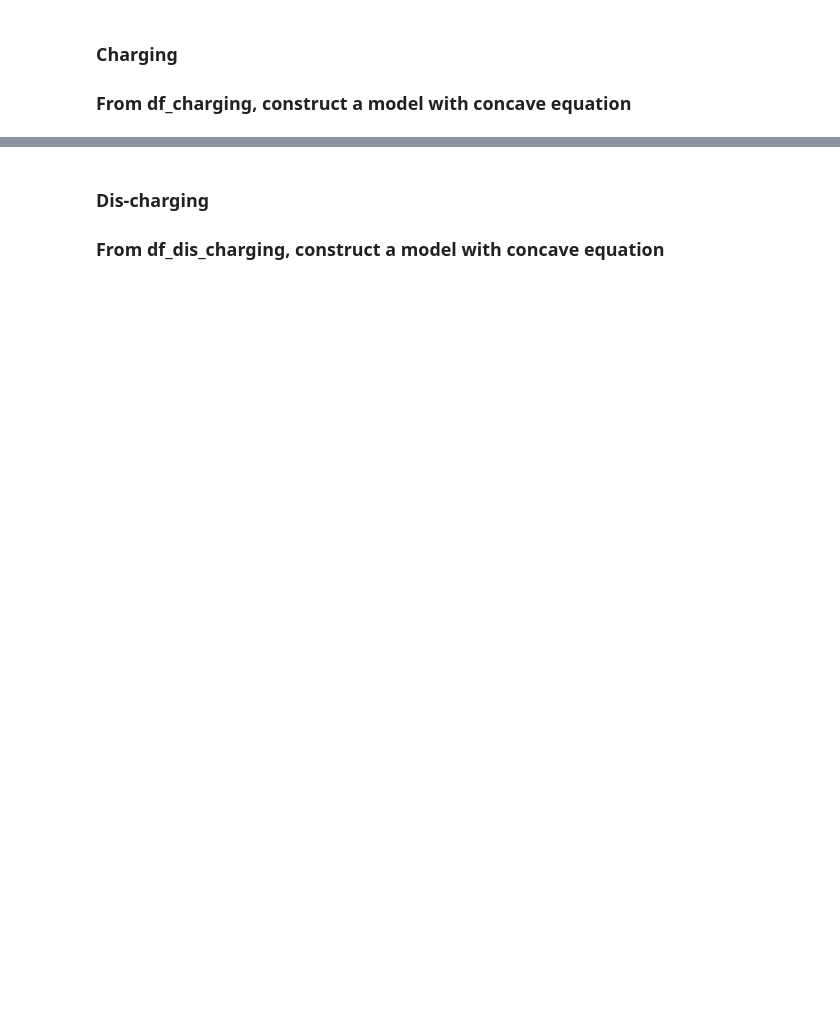
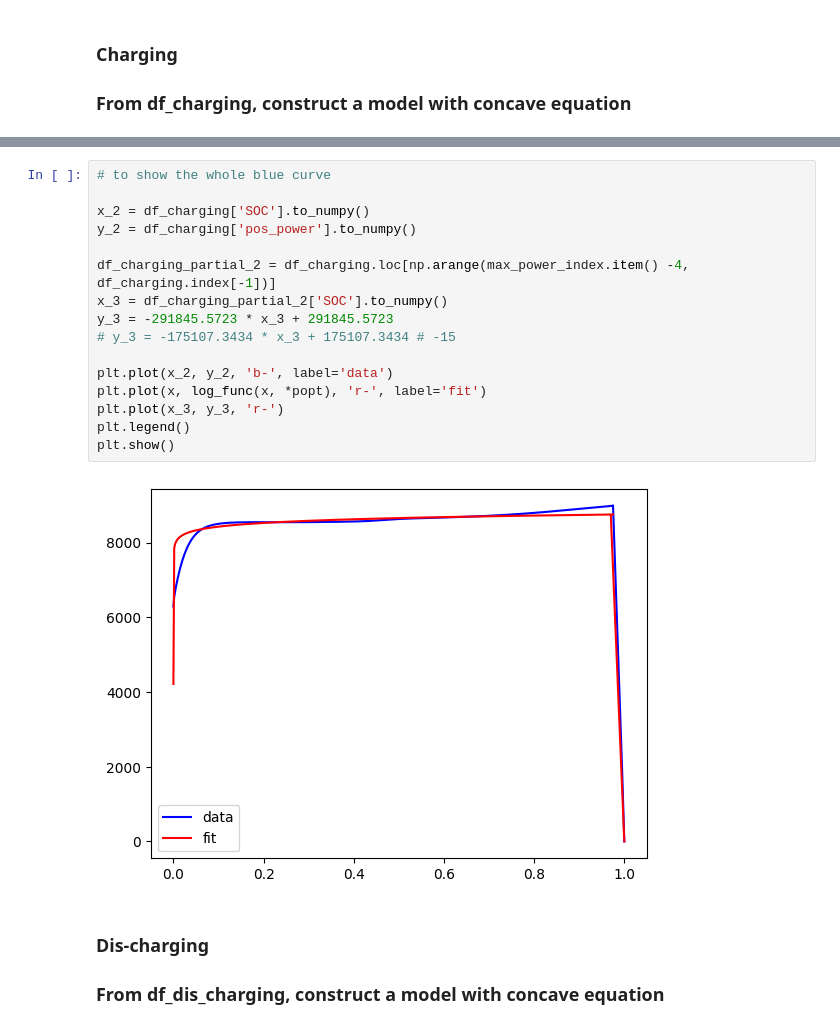
Before and after one commit to jarviskroos7/pev_intelligent_charging_control, a Jupyter notebook: battery/Batt_pack_fit_curves.ipynb, the cells around one changed output, grey strips where cells are left out. Cells and saved outputs as stored; diff of their text form; blank space fills up the shorter version.

```diff
--- a/battery/Batt_pack_fit_curves.ipynb
+++ b/battery/Batt_pack_fit_curves.ipynb
@@ -286,3 +292,21 @@ plt.show()
+# %%
+# to show the whole blue curve
+
+x_2 = df_charging['SOC'].to_numpy()
+y_2 = df_charging['pos_power'].to_numpy()
+
+df_charging_partial_2 = df_charging.loc[np.arange(max_power_index.item() -4, df_charging.index[-1])]
+x_3 = df_charging_partial_2['SOC'].to_numpy()
+y_3 = -291845.5723 * x_3 + 291845.5723
+# y_3 = -175107.3434 * x_3 + 175107.3434 # -15
+
+plt.plot(x_2, y_2, 'b-', label='data')
+plt.plot(x, log_func(x, *popt), 'r-', label='fit')
+plt.plot(x_3, y_3, 'r-')
+plt.legend()
+plt.show()
+# %% [output]
+[figure, added]
 # %% [markdown]
 ### Dis-charging
 
```
Also changed, not shown: parts of 25 cells of this notebook, 5 other files.
